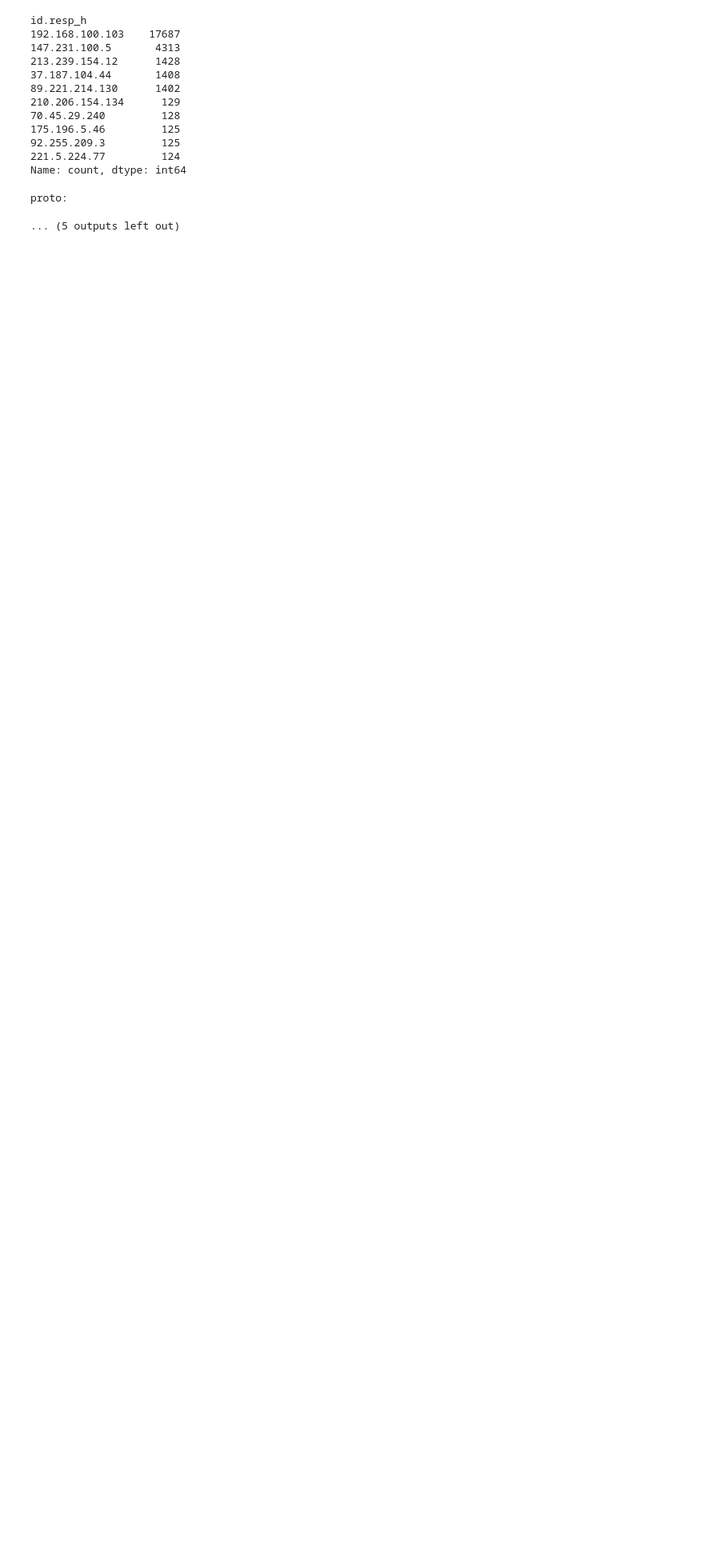
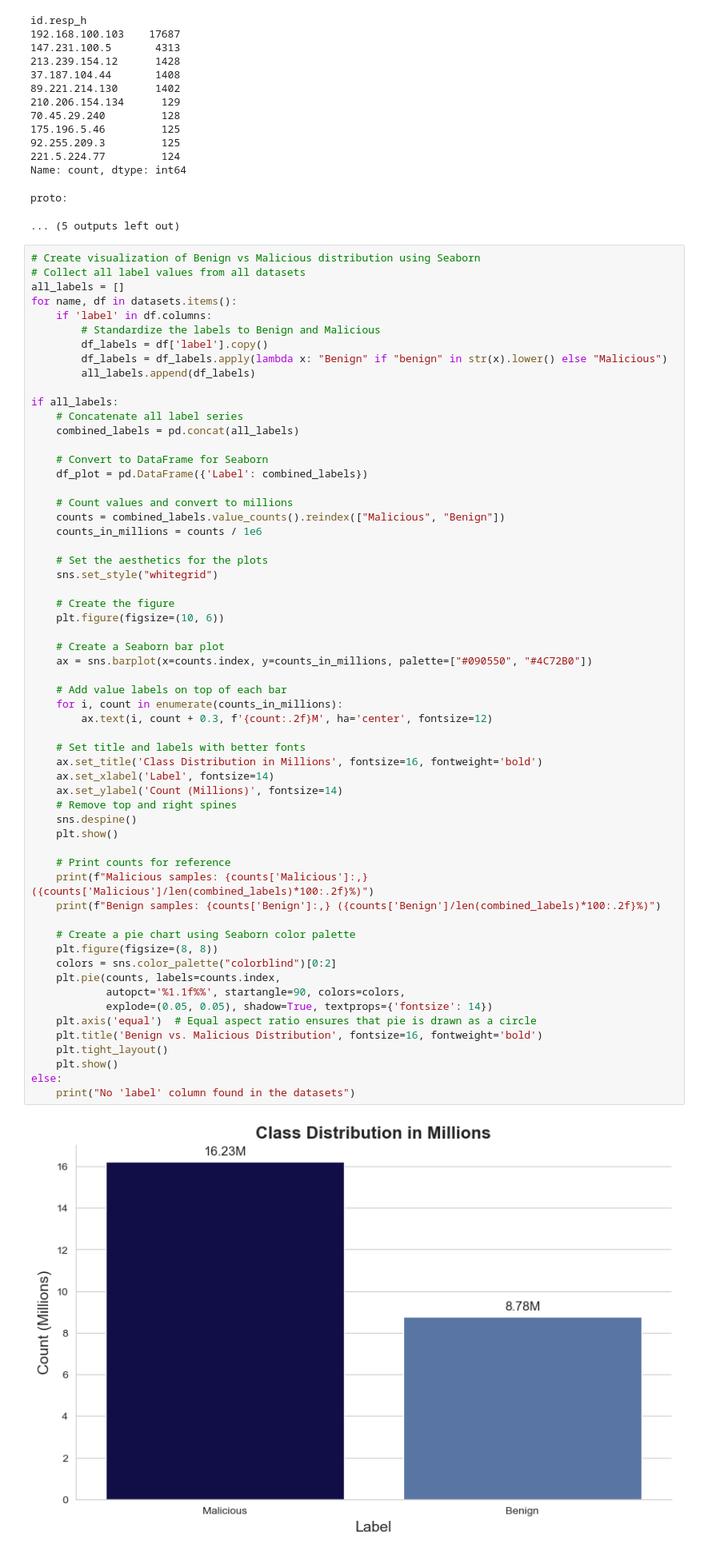
Before and after one commit to Sanduni-Gamage/ML-Project, a Jupyter notebook: project.ipynb, the cells around one changed output. Shown: that part at 80% size. Saved outputs shown, nothing was run; the diff lists cells and outputs as text; blank space fills up the shorter version.

Commit message:
dataset selection compeleted

```diff
--- a/project.ipynb
+++ b/project.ipynb
@@ -446,3 +429,64 @@ id.resp_h
 Name: count, dtype: int64
 proto:
 ... (5 outputs left out)
+# %%
+# Create visualization of Benign vs Malicious distribution using Seaborn
+# Collect all label values from all datasets
+all_labels = []
+for name, df in datasets.items():
+    if 'label' in df.columns:
+        # Standardize the labels to Benign and Malicious
+        df_labels = df['label'].copy()
+        df_labels = df_labels.apply(lambda x: "Benign" if "benign" in str(x).lower() else "Malicious")
+        all_labels.append(df_labels)
+
+if all_labels:
+    # Concatenate all label series
+    combined_labels = pd.concat(all_labels)
+
+    # Convert to DataFrame for Seaborn
+    df_plot = pd.DataFrame({'Label': combined_labels})
+
+    # Count values and convert to millions
+    counts = combined_labels.value_counts().reindex(["Malicious", "Benign"])
+    counts_in_millions = counts / 1e6
+
+    # Set the aesthetics for the plots
+    sns.set_style("whitegrid")
+
+    # Create the figure
+    plt.figure(figsize=(10, 6))
+
+    # Create a Seaborn bar plot
+    ax = sns.barplot(x=counts.index, y=counts_in_millions, palette=["#090550", "#4C72B0"])
+
+    # Add value labels on top of each bar
+    for i, count in enumerate(counts_in_millions):
+        ax.text(i, count + 0.3, f'{count:.2f}M', ha='center', fontsize=12)
+
+    # Set title and labels with better fonts
+    ax.set_title('Class Distribution in Millions', fontsize=16, fontweight='bold')
+    ax.set_xlabel('Label', fontsize=14)
+    ax.set_ylabel('Count (Millions)', fontsize=14)
+    # Remove top and right spines
+    sns.despine()
+    plt.show()
+
+    # Print counts for reference
+    print(f"Malicious samples: {counts['Malicious']:,} ({counts['Malicious']/len(combined_labels)*100:.2f}%)")
+    print(f"Benign samples: {counts['Benign']:,} ({counts['Benign']/len(combined_labels)*100:.2f}%)")
+
+    # Create a pie chart using Seaborn color palette
+    plt.figure(figsize=(8, 8))
+    colors = sns.color_palette("colorblind")[0:2]
+    plt.pie(counts, labels=counts.index,
+            autopct='%1.1f%%', startangle=90, colors=colors,
+            explode=(0.05, 0.05), shadow=True, textprops={'fontsize': 14})
+    plt.axis('equal')  # Equal aspect ratio ensures that pie is drawn as a circle
+    plt.title('Benign vs. Malicious Distribution', fontsize=16, fontweight='bold')
+    plt.tight_layout()
+    plt.show()
+else:
+    print("No 'label' column found in the datasets")
+# %% [output]
+[figure, added]
```
Also changed, not shown: parts of 5 cells of this notebook.
